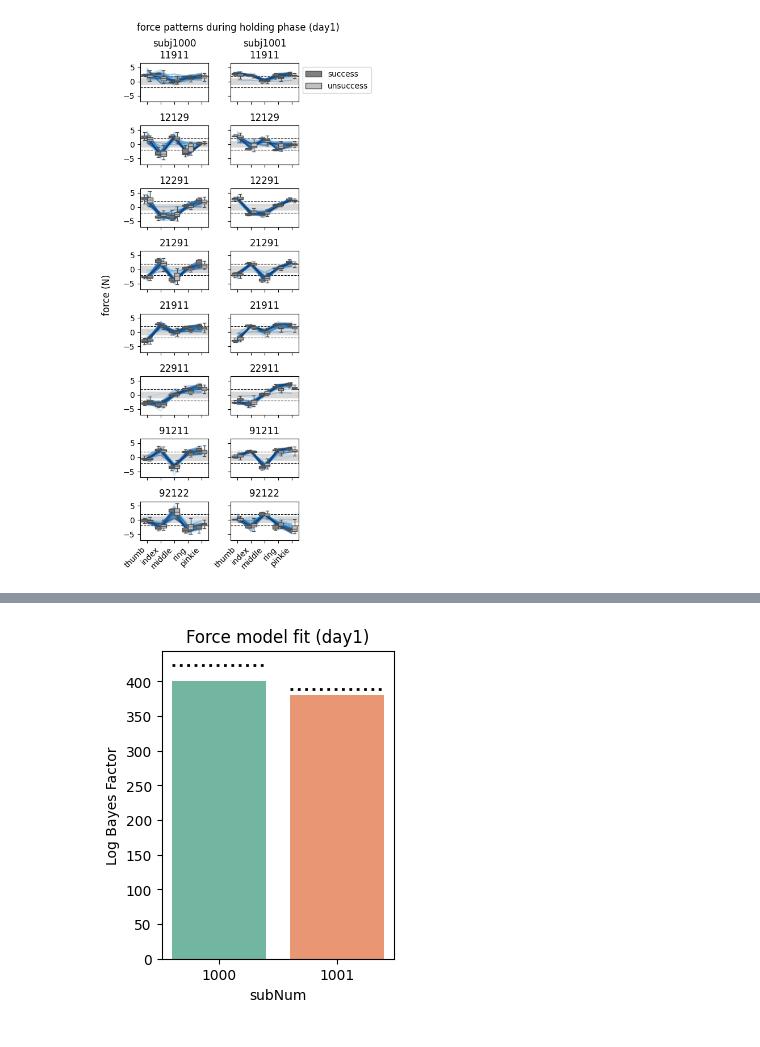
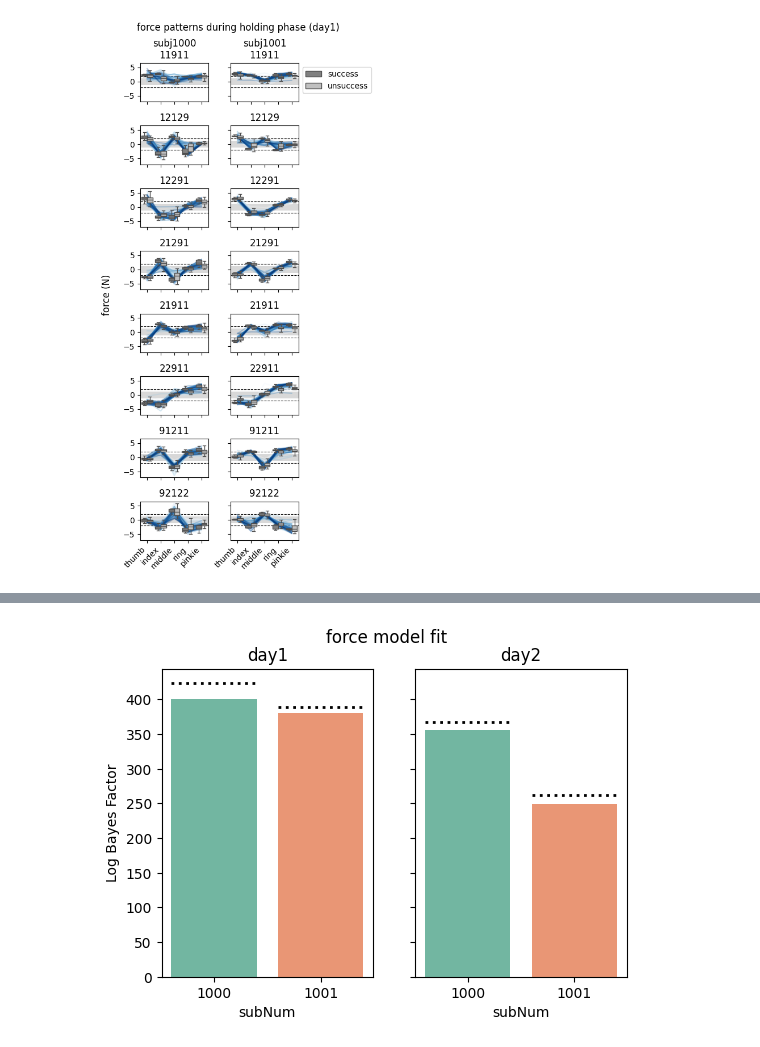
Before and after one commit to mnlmrc/extension-flexion-chords, a Jupyter notebook: efc4/notebooks/pilot.ipynb, the cells around one changed output, grey strips where cells are left out. Drawn from its saved outputs; the diff is of its cells as text; code cells hidden in the pictures.

```diff
--- a/efc4/notebooks/pilot.ipynb
+++ b/efc4/notebooks/pilot.ipynb
@@ -39,8 +67,7 @@ experiment = 'efc4'
 
 day = 1
 
-fig, axs = plt.subplots(nrows=len(dat.chordID.unique()), ncols=len(snS), sharex=True, sharey=True, figsize=(5, 10))
-
+fig, axs = plt.subplots(nrows=8, ncols=len(snS), sharex=True, sharey=True, figsize=(5, 10))
 for s, sn in enumerate(snS):
     dat = pd.read_csv(os.path.join(gl.baseDir, experiment, 'pilot', f'day{day}',f'subj{sn}', f'{experiment}_{sn}.dat'), sep='\t')
 
@@ -59,7 +86,5 @@ fig.supxlabel('block')
 fig.supylabel('% success')
 fig.suptitle(f'Success rate by chord (day{day})')
 fig.tight_layout()
-# axs.set_title('Success rate')
-# axs.set_ylabel('% success')
 # %% [output]
 [figure]
@@ -156,7 +263,7 @@ experiment = 'efc4'
 
 day = 1
 
-fig, axs = plt.subplots(nrows=1, ncols=len(snS), sharex=True, sharey=True, figsize=[10, 5])
+fig, axs = plt.subplots(nrows=1, ncols=len(snS), sharex=True, sharey=True,)
 
 for s, sn in enumerate(snS):
 
@@ -188,59 +329,61 @@ Text(0.5, 0.98, 'absolute derivative of force (day1)')
 import PcmPy as pcm
 
 experiment = 'efc4'
-day = 1
 
 snS = [1000, 1001]
 
-T = {
-    'Log Bayes Factor': [],
-    'ceil': [],
-    'subNum': []
-}
+fig, axs = plt.subplots(nrows=1, ncols=2, sharex=True, sharey=True, figsize=(6, 4))
 
-for s, sn in enumerate(snS):
+for d, day in enumerate([1, 2]):
+    T = {
+        'Log Bayes Factor': [],
+        'ceil': [],
+        'subNum': []
+    }
 
-    data = pd.read_csv(os.path.join(gl.baseDir, experiment, 'pilot', f'day{day}', f'subj{sn}', f'single_trial.tsv'), sep='\t')
-    data_succ = data[data['trialPoint'] == 1].groupby(['chordID']).mean(numeric_only=True)[['thumb', 'index', 'middle', 'ring', 'pinkie']].to_numpy()
-    G = data_succ @ data_succ.T / 5
+    for s, sn in enumerate(snS):
 
-    data_unsucc = data[data['trialPoint'] == 0].groupby(['chordID', 'BN']).mean(numeric_only=True).reset_index()
-    y = data_unsucc[['thumb', 'index', 'middle', 'ring', 'pinkie']].to_numpy()
+        data = pd.read_csv(os.path.join(gl.baseDir, experiment, 'pilot', f'day{day}', f'subj{sn}', f'single_trial.tsv'), sep='\t')
+        data_succ = data[data['trialPoint'] == 1].groupby(['chordID']).mean(numeric_only=True)[['thumb', 'index', 'middle', 'ring', 'pinkie']].to_numpy()
+        G = data_succ @ data_succ.T / 5
 
-    M = []
-    M.append(pcm.FixedModel('null', np.zeros((8, 8))))
-    # M.append(pcm.FixedModel('eye', np.eye(8)))
-    M.append(pcm.FixedModel('force', G))
-    M.append(pcm.FreeModel('ceil', 8))
+        data_unsucc = data[data['trialPoint'] == 0].groupby(['chordID', 'BN']).mean(numeric_only=True).reset_index()
+        y = data_unsucc[['thumb', 'index', 'middle', 'ring', 'pinkie']].to_numpy()
 
-    obs_des = {'cond_vec': data_unsucc['chordID'],
-               'part_vec': data_unsucc['BN']}
-    Dataset = pcm.dataset.Dataset(y, obs_descriptors=obs_des)
+        M = []
+        M.append(pcm.FixedModel('null', np.zeros((8, 8))))
+        # M.append(pcm.FixedModel('eye', np.eye(8)))
+        M.append(pcm.FixedModel('force', G))
+        M.append(pcm.FreeModel('ceil', 8))
 
-    Y = []
-    Y.append(Dataset)
+        obs_des = {'cond_vec': data_unsucc['chordID'],
+                   'part_vec': data_unsucc['BN']}
+        Dataset = pcm.dataset.Dataset(y, obs_descriptors=obs_des)
 
-    T_in, theta_in = pcm.fit_model_individ(Y, M, fit_scale=True, verbose=True, fixed_effect='block')
+        Y = []
+        Y.append(Dataset)
 
-    likelihood = T_in.likelihood
-    baseline = likelihood.loc[:,'null'].values
-    likelihood = likelihood - baseline.reshape(-1,1)
+        T_in, theta_in = pcm.fit_model_individ(Y, M, fit_scale=True, verbose=True, fixed_effect='block')
 
-    T['Log Bayes Factor'].append(likelihood['force'].values[0])
-    T['ceil'].append(likelihood['ceil'].values[0])
-    T['subNum'].append(sn)
+        likelihood = T_in.likelihood
+        baseline = likelihood.loc[:,'null'].values
+        likelihood = likelihood - baseline.reshape(-1,1)
 
-T = pd.DataFrame(T)
+        T['Log Bayes Factor'].append(likelihood['force'].values[0])
+        T['ceil'].append(likelihood['ceil'].values[0])
+        T['subNum'].append(sn)
 
-fig, axs = plt.subplots(figsize=(3, 4))
+    T = pd.DataFrame(T)
 
-width = .8
-sns.barplot(data=T, x='subNum', y='Log Bayes Factor', ax=axs, palette='Set2', width=.8)
+    width = .8
+    sns.barplot(data=T, x='subNum', y='Log Bayes Factor', ax=axs[d], palette='Set2', width=.8)
 
-axs.set_title(f'Force model fit (day{day})')
+    axs[d].set_title(f'day{day}')
 
-for s, sn in enumerate(snS):
-    axs.hlines(T.ceil.iloc[s], s-width / 2, s+width/2, lw=2, ls=':', color='k')
+    for s, sn in enumerate(snS):
+        axs[d].hlines(T.ceil.iloc[s], s-width / 2, s+width/2, lw=2, ls=':', color='k')
+
+fig.suptitle(f'force model fit')
 # %% [output]
 Fitting Subj 0 model 0
 Fitting Subj 0 model 1
@@ -251 +401 @@ Fitting Subj 0 model 2
-[figure, old version]
+[figure, new version]
```
Also changed, not shown: parts of 9 cells of this notebook.
